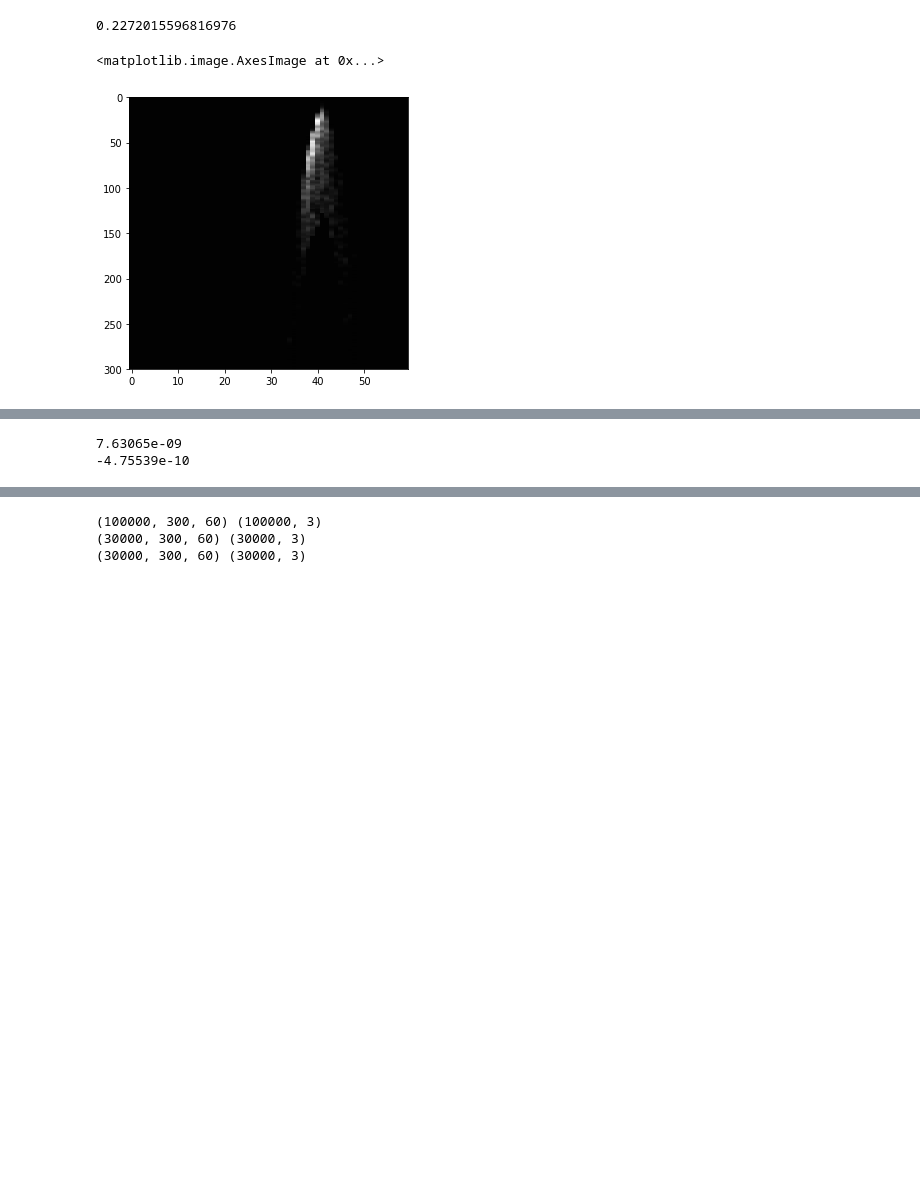
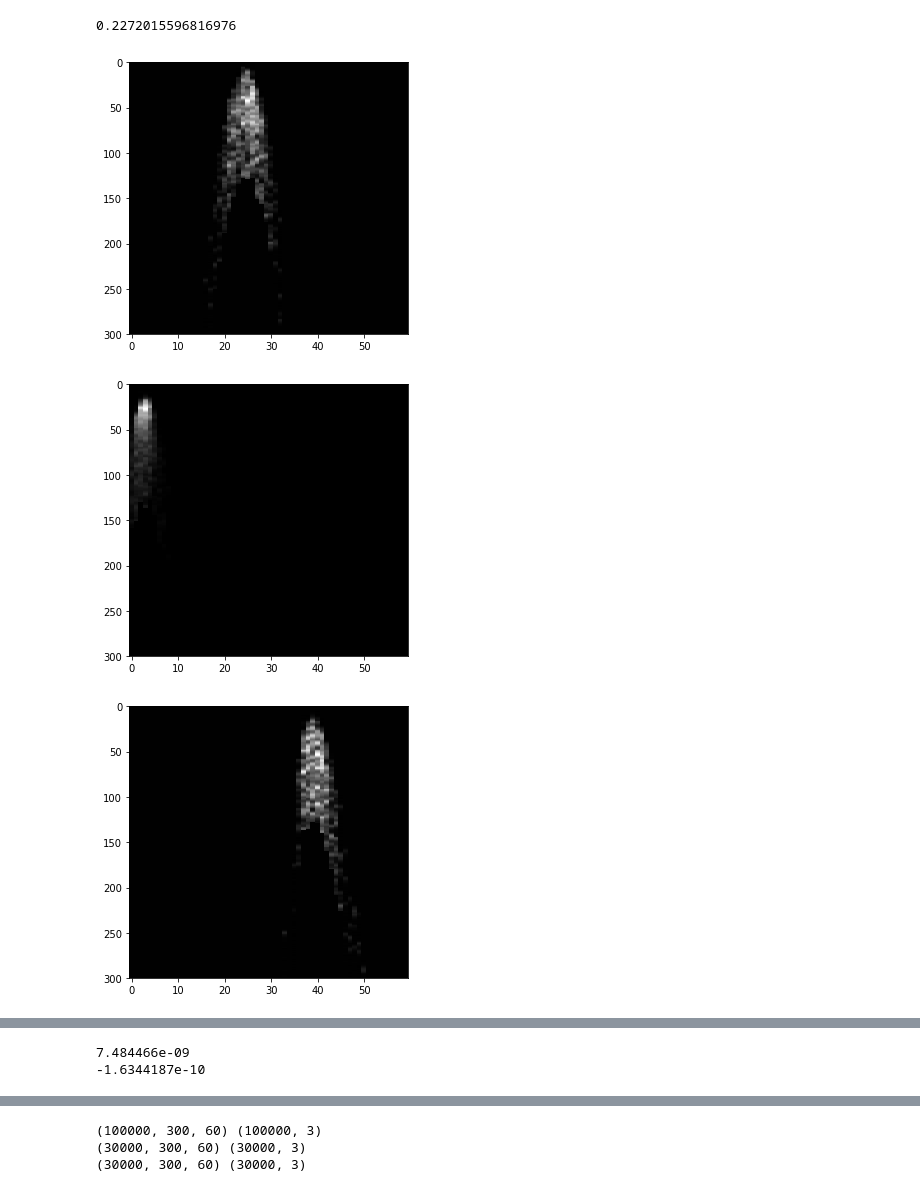
Before and after one commit to dpankova/DoublePulse, a Jupyter notebook: notebooks/Doug/DL_model_new_data.ipynb, the cells around one changed output, grey strips where cells are left out. Saved outputs shown, nothing was run; the diff lists cells and outputs as text; code cells hidden in the pictures; blank space fills up the shorter version.

Commit message:
Presentation plots

```diff
--- a/notebooks/Doug/DL_model_new_data.ipynb
+++ b/notebooks/Doug/DL_model_new_data.ipynb
@@ -30,11 +30,13 @@ print(v)
 # %% [output]
 0.2272015596816976
 # %%
-nu_size = 7737578
-nu_data = np.memmap('/fastio2/dasha/double_pulse/nu_data.npy', mode = 'r', dtype ='float32', shape = (nu_size,300,60))
-fig = plt.figure(figsize=(5, 5))
-ax = fig.add_subplot(111)
-ax.imshow(nu_data[0], interpolation='nearest', aspect='auto', cmap= 'gray')
+nu_size = 2402105
+nu_data = np.memmap('/fastio2/dasha/double_pulse/nu_data_qs5000_qt10000.npy', mode = 'r', dtype ='float32', shape = (nu_size,300,60))
+for i in nu_data[:10]:
+    fig = plt.figure(figsize=(5, 5))
+    ax = fig.add_subplot(111)
+    ax.imshow(i, interpolation='nearest', aspect='auto', cmap= 'gray')
 # %% [output]
-<matplotlib.image.AxesImage at 0x...>
-[figure, old version]
+[figure, new version]
+[figure, added]
+[figure, added]
@@ -42,6 +51,6 @@ ax.imshow(nu_data[0], interpolation='nearest', aspect='auto', cmap= 'gray')
 print(np.amax(nu_data))
 print(np.amin(nu_data))
 # %% [output]
-7.63065e-09
--4.75539e-10
+7.484466e-09
+-1.6344187e-10
 # %%
```
Also changed, not shown: parts of 16 cells of this notebook, 2 other files.
